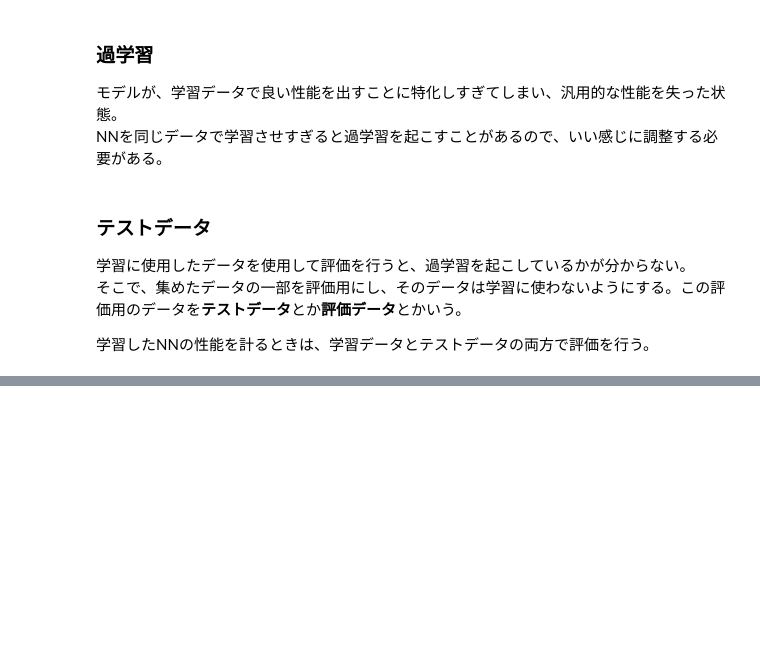
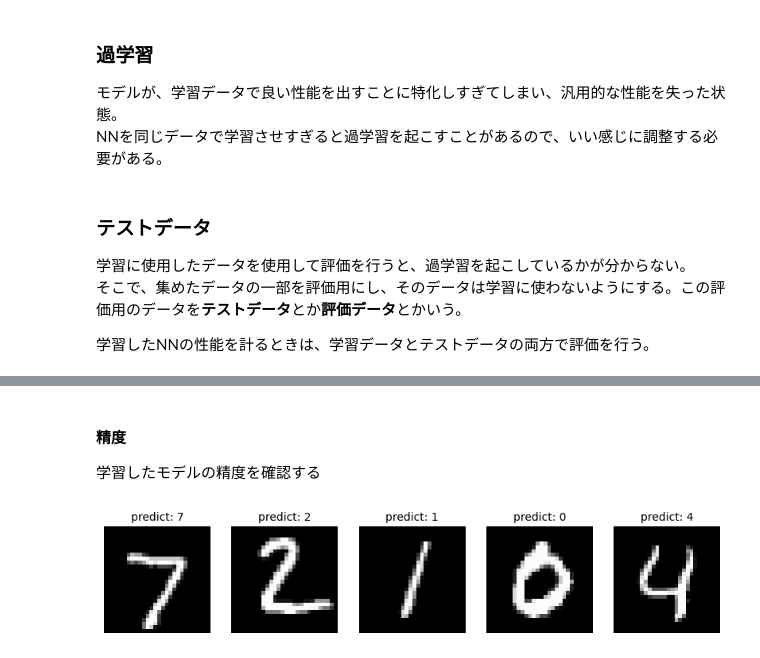
Before and after one commit to misya11p/deep-learning, a Jupyter notebook: nn.ipynb, the cells around one changed output, grey strips where cells are left out. Saved outputs shown, nothing was run; the diff lists cells and outputs as text; code cells hidden in the pictures; blank space fills up the shorter version.

```diff
--- a/nn.ipynb
+++ b/nn.ipynb
@@ -1581,0 +1070,10 @@ loss:0.21938154101371765, acc:0.9336000084877014
+# %%
+# 必要なもの
+import torch
+from torch import nn, optim # NNの基礎となるクラス, 最適化アルゴリズム関係
+from torch.utils.data import TensorDataset, DataLoader # データセット関係
+import torch.nn.functional as F # 関数類
+
+# デバイスの設定
+device = 'cuda' if torch.cuda.is_available() else 'cpu'
+device
@@ -1581,0 +1172,22 @@ loss:0.21938154101371765, acc:0.9336000084877014
+# %%
+input_size, output_size = 28*28, 10
+
+class Model(nn.Module):
+    def __init__(self):
+        """コンストラクタ"""
+        super().__init__() # 親クラスのコンストラクタ
+
+        # レイヤーの定義
+        self.l1 = nn.Linear(input_size, 1024)
+        self.l2 = nn.Linear(1024, 512)
+        self.l3 = nn.Linear(512, output_size)
+
+    def forward(self, z0):
+        """順伝播"""
+        z1 = F.relu(self.l1(z0))
+        z2 = F.relu(self.l2(z1))
+        z3 = self.l3(z2)
+        return z3
+# %%
+model = Model().to(device) # モデルを定義し、GPUに転送
+model
@@ -1581,0 +1249,19 @@ loss:0.21938154101371765, acc:0.9336000084877014
+# %% [markdown]
+#### 精度
+
+学習したモデルの精度を確認する
+# %%
+n = 5
+fig, axes = plt.subplots(nrows=1, ncols=n, figsize=(10, 2))
+for i in range(n):
+    ax = axes[i]
+    image, label = test_data[i]
+    image = image.view(-1, 28*28)
+
+    predict = torch.argmax(model(image.to(device)))
+
+    ax.imshow(image.detach().numpy().reshape(28, 28), cmap='gray')
+    ax.axis('off')
+    ax.set_title(f'predict: {predict}', fontsize=10)
+# %% [output]
+[figure, added]
```
Also changed, not shown: parts of 116 cells of this notebook, 1 other file.
